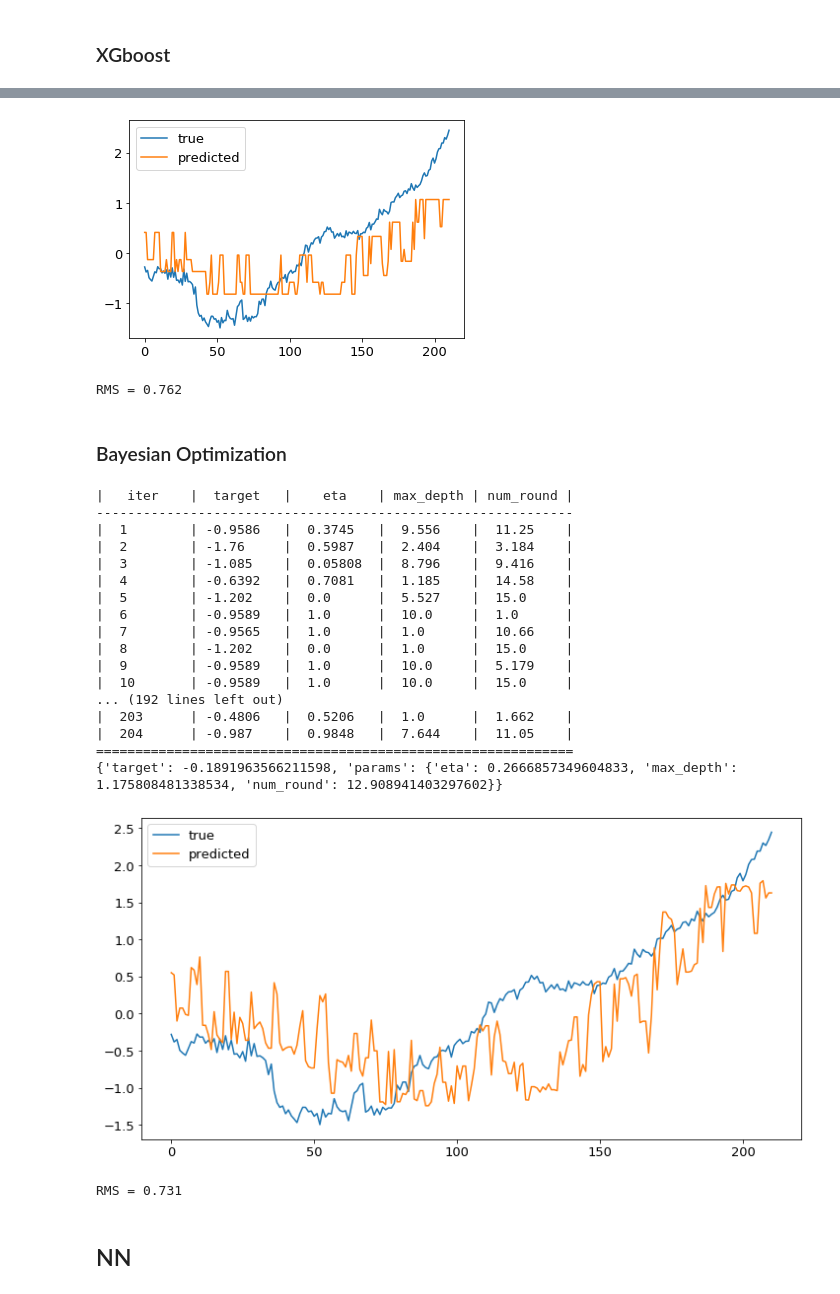
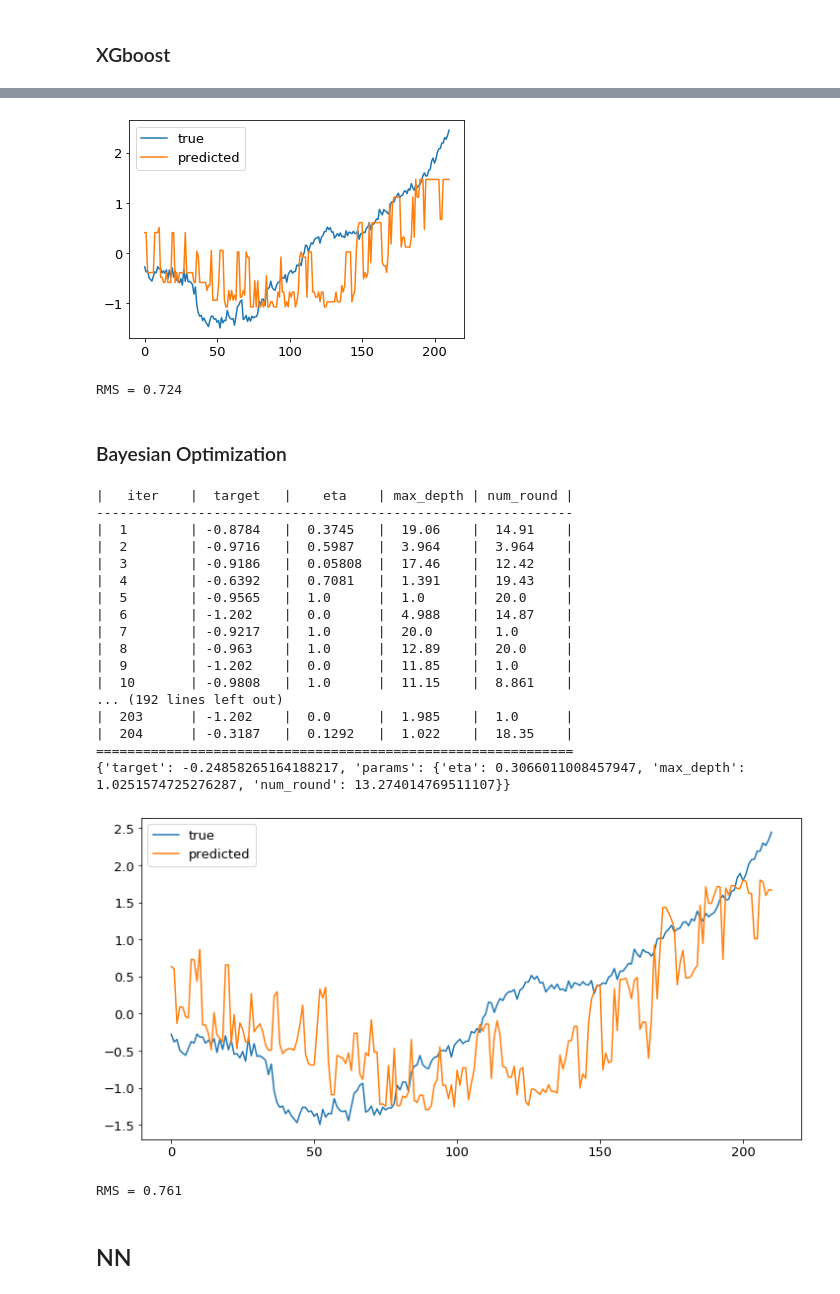
Before and after one commit to svejlgaard/finalproject, a Jupyter notebook: Crossvalidation search.ipynb, the cells around one changed output, grey strips where cells are left out. Saved outputs shown, nothing was run; the diff lists cells and outputs as text; code cells hidden in the pictures.

```diff
--- a/Crossvalidation search.ipynb
+++ b/Crossvalidation search.ipynb
@@ -5,8 +5,10 @@ import scipy.stats as st
 from sklearn.neural_network import MLPRegressor
 from sklearn.preprocessing import StandardScaler
 from sklearn.model_selection import train_test_split, RandomizedSearchCV, cross_val_score
+from sklearn.linear_model import LinearRegression
 import xgboost as xgb
 save = False
+only_2_features=False
 # %% [output]
 What is your name? [Simone/Jonathan/Marcus/Runi]Jonathan
 # %%
@@ -126,6 +134,12 @@ Shapes of different timeseries: [(456, 28), (247, 28), (238, 28), (407, 28), (21
 X_train, X_test, y_train, y_test = test_1_timeseries(4, scaler=True)
 print(X_train.shape, X_test.shape, y_train.shape, y_test.shape)
 
+# # Only two features
+if only_2_features:
+    X_train, X_test = X_train[:, [8-3, 14-3]], X_test[:, [8-3, 14-3]]
+    print(X_train.shape, X_test.shape)
+
+# Print figure
 plt.figure()
 x0 = np.arange(0, len(y_train),1)
 x1 = np.arange(len(y_train), len(y_train)+len(y_test),1)
@@ -150,8 +164,8 @@ clf_xgb = xgb.XGBRegressor(random_state = 1, n_jobs=4)
 
 # Parameters to search
 parameters_RandomSearch = {
-    "n_estimators": st.randint(1,10),
-    "max_depth": st.randint(1,10),
+    "n_estimators": st.randint(1,20),
+    "max_depth": st.randint(1,20),
     "learning_rate": st.uniform()
 }
 
@@ -192,8 +206,8 @@ plt.show()
 rms = np.sqrt(np.sum((y_test-y_pred)**2)/len(y_test))
 print(f"RMS = {rms:.3f}")
 # %% [output]
-[figure, old version]
+[figure, new version]
-RMS = 0.762
+RMS = 0.724
 # %% [markdown]
 ### Bayesian Optimization
 # %%
@@ -237,8 +251,8 @@ def optimize_xgboost(data, targets, pars, n_iter=5):
 
     return optimizer
 # %%
-parameters_BayesianOptimization = {"max_depth": (1, 10),
-                                   "num_round": (1, 15),
+parameters_BayesianOptimization = {"max_depth": (1, 20),
+                                   "num_round": (1, 20),
                                    "eta": (0,1)
                                   }
 
@@ -250,44 +264,44 @@ print(BayesianOptimization.max)
 # %% [output]
 |   iter    |  target   |    eta    | max_depth | num_round |
 -------------------------------------------------------------
-|  1        | -0.9586   |  0.3745   |  9.556    |  11.25    |
-|  2        | -1.76     |  0.5987   |  2.404    |  3.184    |
-|  3        | -1.085    |  0.05808  |  8.796    |  9.416    |
-|  4        | -0.6392   |  0.7081   |  1.185    |  14.58    |
-|  5        | -1.202    |  0.0      |  5.527    |  15.0     |
-|  6        | -0.9589   |  1.0      |  10.0     |  1.0      |
-|  7        | -0.9565   |  1.0      |  1.0      |  10.66    |
-|  8        | -1.202    |  0.0      |  1.0      |  15.0     |
-|  9        | -0.9589   |  1.0      |  10.0     |  5.179    |
-|  10       | -0.9589   |  1.0      |  10.0     |  15.0     |
+|  1        | -0.8784   |  0.3745   |  19.06    |  14.91    |
+|  2        | -0.9716   |  0.5987   |  3.964    |  3.964    |
+|  3        | -0.9186   |  0.05808  |  17.46    |  12.42    |
+|  4        | -0.6392   |  0.7081   |  1.391    |  19.43    |
+|  5        | -0.9565   |  1.0      |  1.0      |  20.0     |
+|  6        | -1.202    |  0.0      |  4.988    |  14.87    |
+|  7        | -0.9217   |  1.0      |  20.0     |  1.0      |
+|  8        | -0.963    |  1.0      |  12.89    |  20.0     |
+|  9        | -1.202    |  0.0      |  11.85    |  1.0      |
+|  10       | -0.9808   |  1.0      |  11.15    |  8.861    |
 ... (192 lines left out)
-|  203      | -0.4806   |  0.5206   |  1.0      |  1.662    |
-|  204      | -0.987    |  0.9848   |  7.644    |  11.05    |
+|  203      | -1.202    |  0.0      |  1.985    |  1.0      |
+|  204      | -0.3187   |  0.1292   |  1.022    |  18.35    |
 =============================================================
-{'target': -0.1891963566211598, 'params': {'eta': 0.2666857349604833, 'max_depth': 1.175808481338534, 'num_round': 12.908941403297602}}
+{'target': -0.24858265164188217, 'params': {'eta': 0.3066011008457947, 'max_depth': 1.0251574725276287, 'num_round': 13.274014769511107}}
 # %%
 model = xgb.XGBRegressor(eta = BayesianOptimization.max["params"]["eta"],
                           max_depth =int(BayesianOptimization.max["params"]["max_depth"]),
                           num_round = int(BayesianOptimization.max["params"]["num_round"]),
                           random_state=42)
 
 model.fit(X_train, y_train)
 
 # make predictions for test data
-y_pred = model.predict(X_test)#+155
+y_pred_xg = model.predict(X_test)#+155
 
 # evaluate predictions
 plt.figure(figsize=(12,6))
 plt.plot(y_test,label="true")
-plt.plot(y_pred, label="predicted")
+plt.plot(y_pred_xg, label="predicted")
 plt.legend()
 plt.show()
 
-rms = np.sqrt(np.sum((y_test-y_pred)**2)/len(y_test))
+rms = np.sqrt(np.sum((y_test-y_pred_xg)**2)/len(y_test))
 print(f"RMS = {rms:.3f}")
 # %% [output]
-[figure, old version]
+[figure, new version]
-RMS = 0.731
+RMS = 0.761
 # %% [markdown]
 ## NN
 # %%
```
Also changed, not shown: parts of 17 cells of this notebook, 1 other file.
